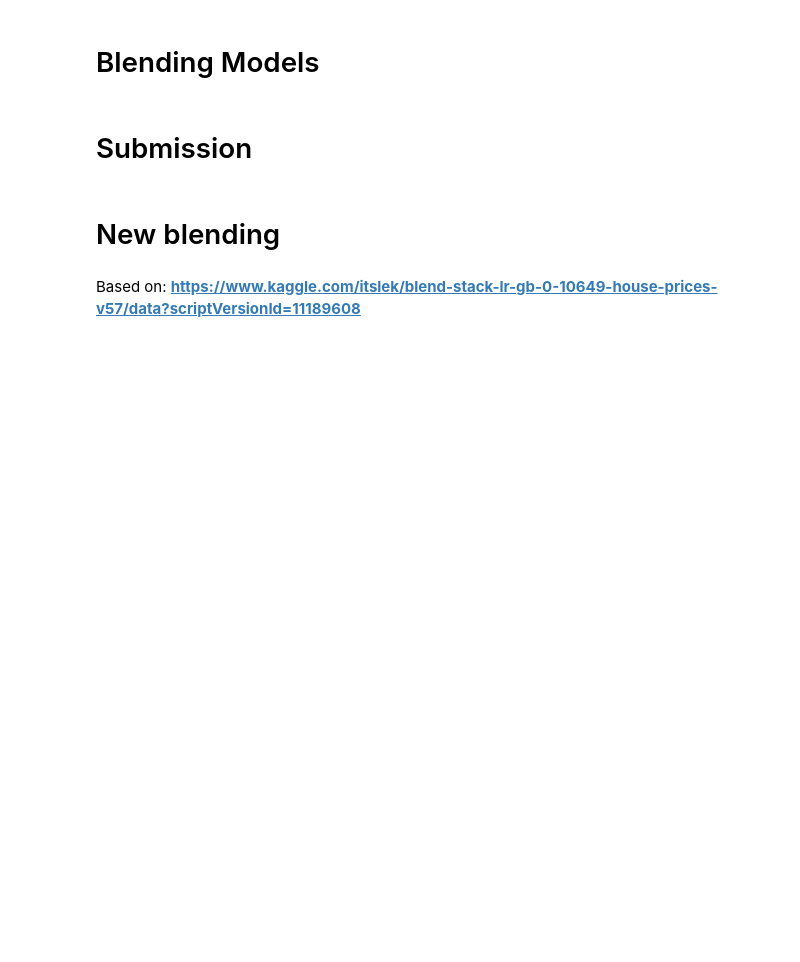
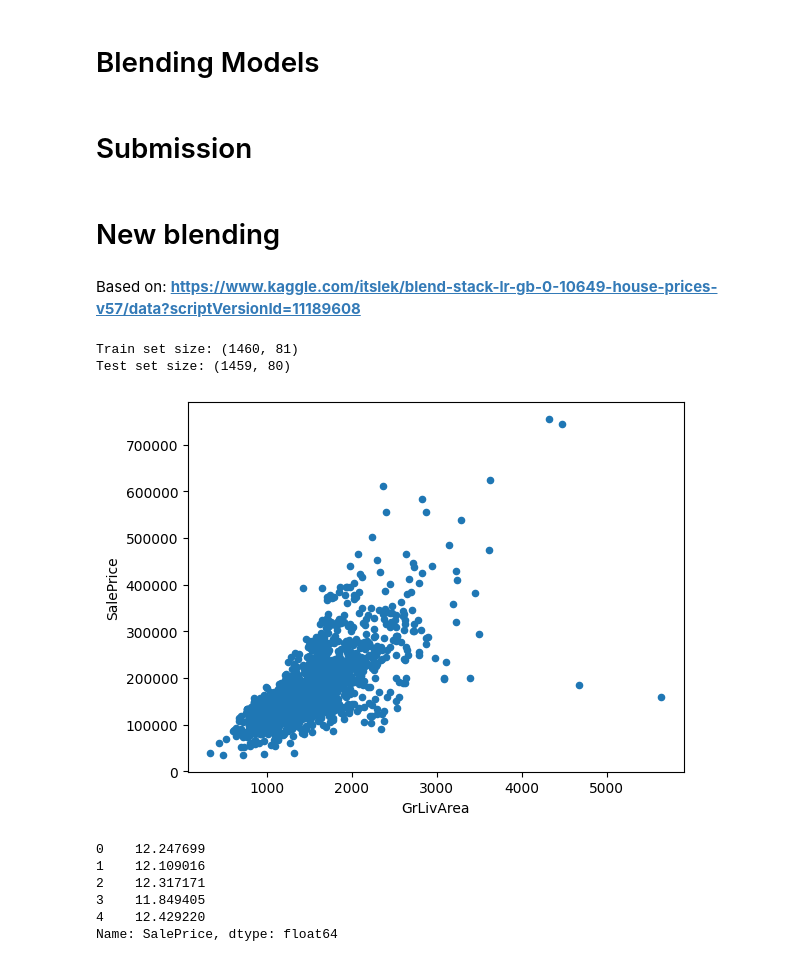
Before and after one commit to xiaosuhu/HousePriceEx, a Jupyter notebook: 1-house-prices-solution-top-1.ipynb, the cells around one changed output. Cells and saved outputs as stored; diff of their text form; code cells hidden in the pictures; blank space fills up the shorter version.

```diff
--- a/1-house-prices-solution-top-1.ipynb
+++ b/1-house-prices-solution-top-1.ipynb
@@ -451,3 +451,14 @@ from sklearn.preprocessing import RobustScaler
 from sklearn.model_selection import KFold, cross_val_score
 from sklearn.metrics import mean_squared_error
 from mlxtend.regressor import StackingCVRegressor
+# %%
+# Based on https://www.kaggle.com/hemingwei/top-2-from-laurenstc-on-house-price-prediction
+
+train = pd.read_csv('./Data/train.csv')
+test = pd.read_csv('./Data/test.csv')
+print("Train set size:", train.shape)
+print("Test set size:", test.shape)
+# print('START data processing', datetime.now(), )
+# %% [output]
+Train set size: (1460, 81)
+Test set size: (1459, 80)
@@ -453,0 +472,23 @@ from mlxtend.regressor import StackingCVRegressor
+# %%
+grlive = pd.concat([train['SalePrice'],train['GrLivArea']],axis=1)
+grlive.plot.scatter(x='GrLivArea',y='SalePrice')
+# Deleting outliers
+train = train[train.GrLivArea < 4500]
+train.reset_index(drop=True, inplace=True)
+# %% [output]
+[figure, added]
+# %%
+
+# We use the numpy fuction log1p which  applies log(1+x) to all elements of the column
+train["SalePrice"] = np.log1p(train["SalePrice"])
+y = train.SalePrice.reset_index(drop=True)
+train_features = train.drop(['SalePrice'], axis=1)
+test_features = test
+y.head()
+# %% [output]
+0    12.247699
+1    12.109016
+2    12.317171
+3    11.849405
+4    12.429220
+Name: SalePrice, dtype: float64
```
Also changed, not shown: parts of 12 cells of this notebook, 9 other files.
